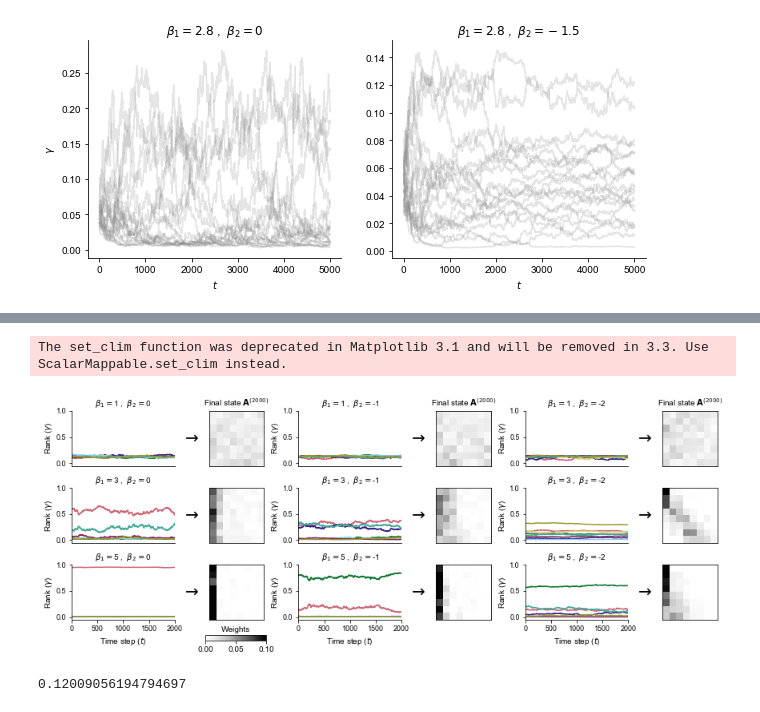
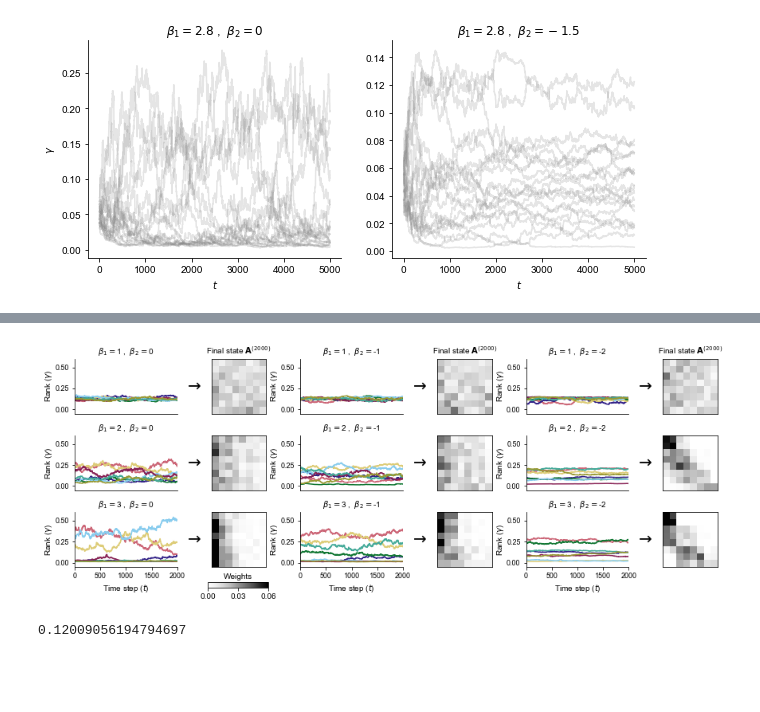
Before and after one commit to PhilChodrow/prestige_reinforcement, a Jupyter notebook: dynamics.ipynb, the cells around one changed output, grey strips where cells are left out. Saved outputs shown, nothing was run; the diff lists cells and outputs as text; code cells hidden in the pictures; blank space fills up the shorter version.

```diff
--- a/dynamics.ipynb
+++ b/dynamics.ipynb
@@ -319,7 +409,7 @@ The set_clim function was deprecated in Matplotlib 3.1 and will be removed in 3.
 np.random.seed(seed=6)
 
 # v3/5
-BETA_1 = np.array([1,3,5])
+BETA_1 = np.array([1,2,3])
 BETA_2 = np.array([0,-1,-2])
 
 highlight_col = 0
@@ -337,7 +427,7 @@ n = 8
 A0 = np.random.rand(n,n)
 A0 = A0/A0.sum()
 
-ymax = 1.0
+ymax = 0.6
 ymin = -0.05
 
 fontsize = 10
@@ -397,7 +487,7 @@ for i in 2*np.arange(len(BETA_1)):
 #             r'$\beta_1 = $' + str(round(beta_1,2)), #v2
             fontsize=fontsize
         )
-        ax.yaxis.set_label_coords(-0.17,0.5)
+        ax.yaxis.set_label_coords(-0.2,0.5)
 
 #         ax3 = axarr[row_num,col_num+1]
 
@@ -407,39 +497,38 @@ for i in 2*np.arange(len(BETA_1)):
 
 
 #         if col_num == highlight_col or col_num == highlight_col+2:
         ax2 = axarr[row_num,col_num+1]
         A = M.get_states()[-1]
 
         v = GAMMA[-1].mean(axis = 0)
     #             ax.imshow(np.ones_like(A), cmap = 'Greys', vmax = 1, vmin = 0, alpha = 1)
-        im = ax2.imshow(matrix_sort(A, -v), vmin = 0., vmax = .1,  cmap = 'Greys', alpha = .99)
+        im = ax2.imshow(matrix_sort(A, -v), vmin = 0., vmax = .06,  cmap = 'Greys', alpha = .99)
     #         axarr[row_num,col_num+1].axis('off')
         ax2.set_ylabel(r'$\rightarrow$ ', rotation=0, fontsize=20, labelpad=0, color = 'black')
         ax2.yaxis.set_label_coords(-0.3,0.36)
         for pos in ['bottom', 'top', 'left', 'right']:
             ax2.spines[pos].set_visible(True)
         ax2.xaxis.set_ticks([])
         ax2.yaxis.set_ticks([])
 
         # axarr[0,len(BETA_2)].set_title('Final State')
         axarr[0,col_num+1].set_title(r'Final state $\mathbf{A}^{(2000)}$', fontsize=fontsize)
 
 # add colorbar
 cbar_ax = fig.add_axes([0.28, 0.05, 0.07, 0.02])
 cbar = fig.colorbar(im, cax=cbar_ax, orientation='horizontal')
-cbar.set_clim(0.0,0.1)
-cbar.set_ticks([.00,.05,.10])
+# cbar.set_clim(0.0,0.06)
+cbar.set_ticks([.00,.03,0.06])
 cbar.ax.tick_params(labelsize=fontsize)
 cbar.ax.set_title('Weights',fontsize=fontsize,y=0.65)
 cbar_ax.xaxis.set_ticks_position('bottom')
 
 plt.subplots_adjust(hspace = 0.4, wspace = 0.1)
 
 # plt.savefig('dynamics_examples_v5.png', bbox_inches = 'tight', dpi = 600)
-plt.savefig('dynamics_examples_SI.png', bbox_inches = 'tight', dpi = 600)
+plt.savefig('dynamics_examples_SI_v2.png', bbox_inches = 'tight', dpi = 600)
 # %% [output]
-The set_clim function was deprecated in Matplotlib 3.1 and will be removed in 3.3. Use ScalarMappable.set_clim instead.
-[figure, old version]
+[figure, new version]
 # %%
 A.max()
 # %% [output]
```
Also changed, not shown: parts of 1 cell of this notebook, 2 other files.
